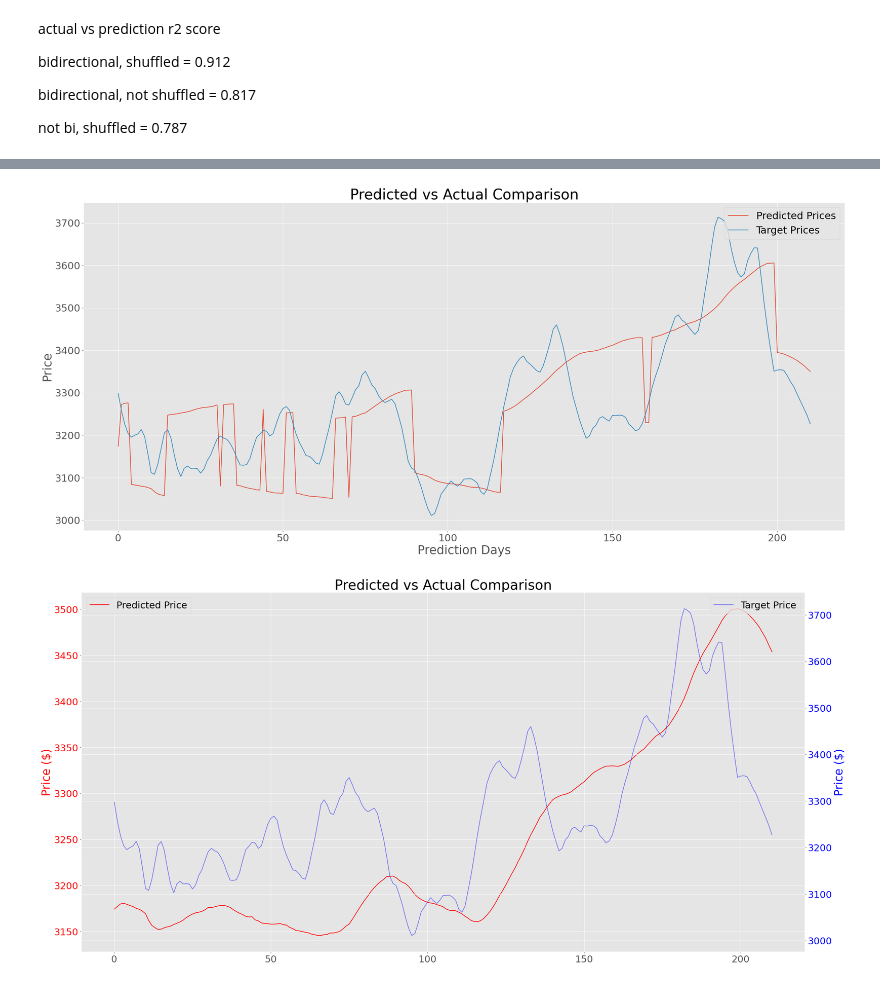
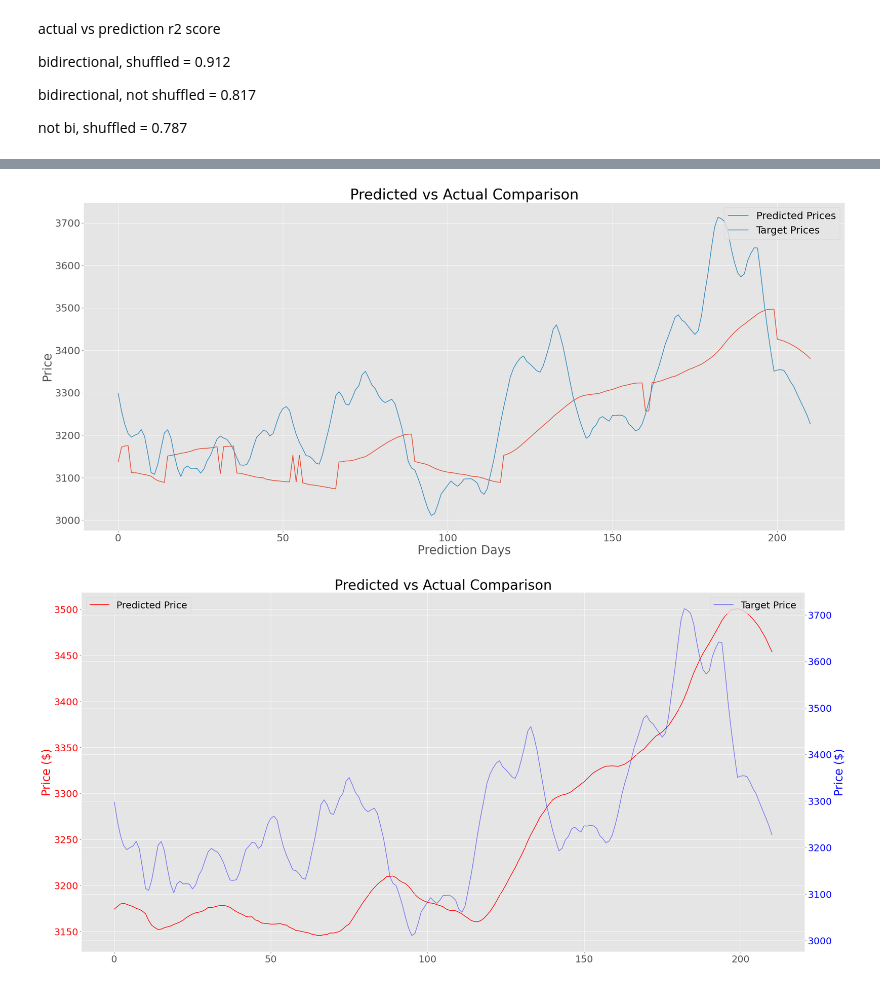
Before and after one commit to seantanken/GalvanizeRepo, a Jupyter notebook: stock_analyzer/neural_network_analysis.ipynb, the cells around one changed output, grey strips where cells are left out. Cells and saved outputs as stored; diff of their text form; code cells hidden in the pictures.

```diff
--- a/stock_analyzer/neural_network_analysis.ipynb
+++ b/stock_analyzer/neural_network_analysis.ipynb
@@ -331,17 +331,17 @@ r2_score(targets, predictions)
 # %%
 plt.rcParams.update({'font.size': 22})
 fig, ax = plt.subplots(figsize=(30, 13))
 ax.set_title("Predicted vs Actual Comparison")
-ax.plot(predictions)
+ax.plot(scaled_predictions)
 ax.plot(targets)
 ax.legend(['Predicted Prices', 'Target Prices'], loc='upper right')
 
 ax.set_xlabel('Prediction Days')
 ax.set_ylabel('Price')
 
 plt.show()
 # %% [output]
-[figure, old version]
+[figure, new version]
 # %%
 plt.rcParams.update({'font.size': 22})
 fig, ax1 = plt.subplots(1, figsize=(30, 15))
```
Also changed, not shown: parts of 5 cells of this notebook.
